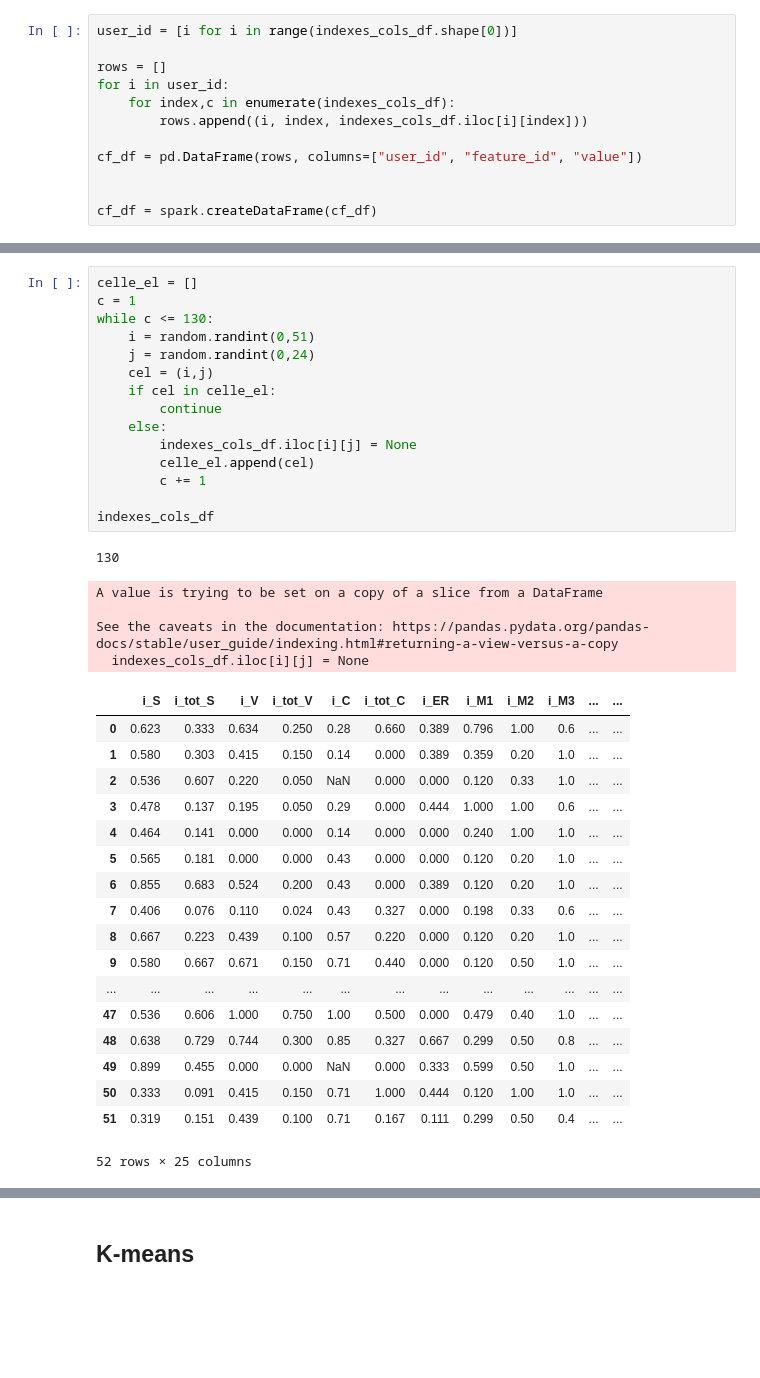
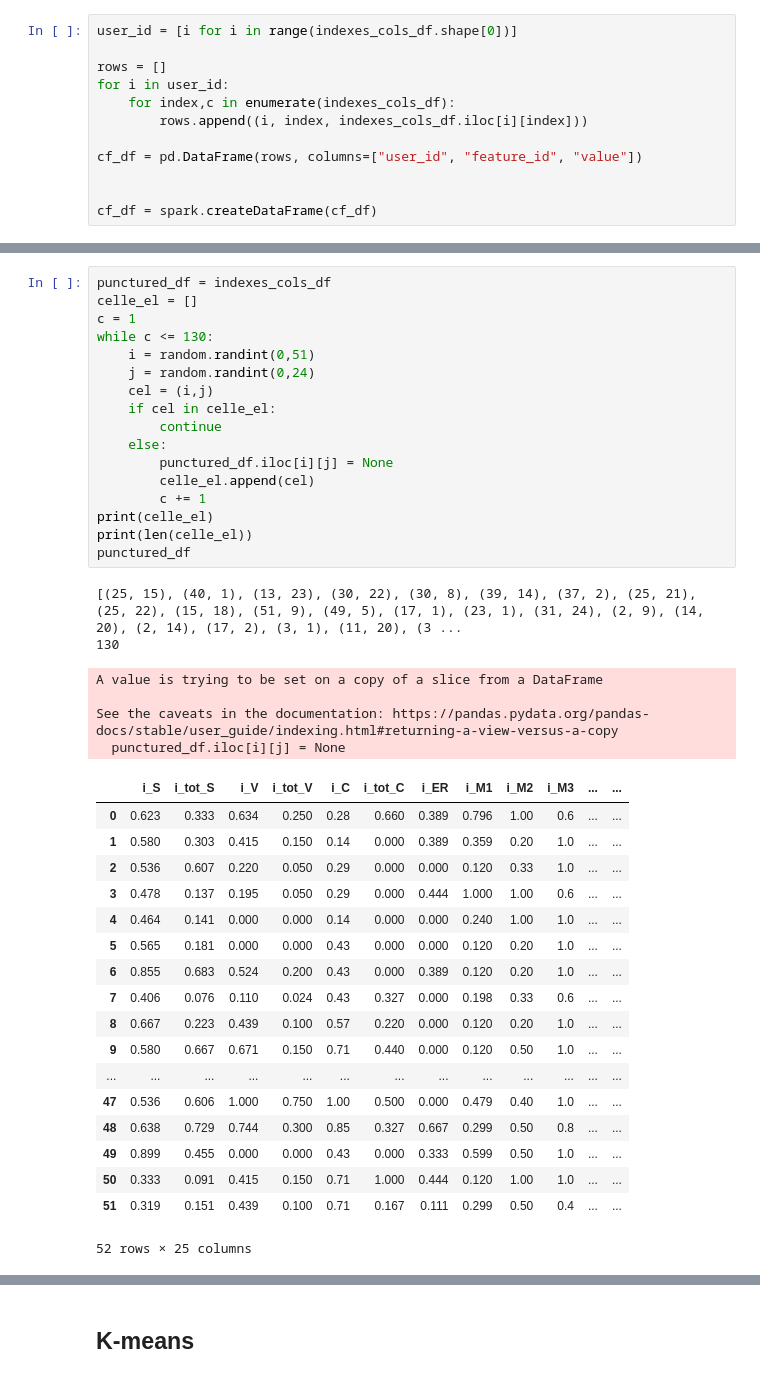
Before and after one commit to pierfrancescomartinello/BigDataProject, a Jupyter notebook: src/test.ipynb, the cells around one changed output, grey strips where cells are left out. Drawn from its saved outputs; the diff is of its cells as text; blank space fills up the shorter version.

Commit message:
Punctured df + coll. filtering in Punctured 	modified:   src/test.ipynb

```diff
--- a/src/test.ipynb
+++ b/src/test.ipynb
@@ -520,28 +520,31 @@ Root-mean-square error = 0.24361486077749278
 # %%
+punctured_df = indexes_cols_df
 celle_el = []
 c = 1
 while c <= 130:
     i = random.randint(0,51)
     j = random.randint(0,24)
     cel = (i,j)
     if cel in celle_el:
         continue
     else:
-        indexes_cols_df.iloc[i][j] = None
+        punctured_df.iloc[i][j] = None
         celle_el.append(cel)
         c += 1
-
-indexes_cols_df
+print(celle_el)
+print(len(celle_el))
+punctured_df
 # %% [output]
+[(25, 15), (40, 1), (13, 23), (30, 22), (30, 8), (39, 14), (37, 2), (25, 21), (25, 22), (15, 18), (51, 9), (49, 5), (17, 1), (23, 1), (31, 24), (2, 9), (14, 20), (2, 14), (17, 2), (3, 1), (11, 20), (3 ...
 130
 A value is trying to be set on a copy of a slice from a DataFrame
 
 See the caveats in the documentation: https://pandas.pydata.org/pandas-docs/stable/user_guide/indexing.html#returning-a-view-versus-a-copy
-  indexes_cols_df.iloc[i][j] = None
+  punctured_df.iloc[i][j] = None
 |  | i_S | i_tot_S | i_V | i_tot_V | i_C | i_tot_C | i_ER | i_M1 | i_M2 | i_M3 | ... | ... |
 | 0 | 0.623 | 0.333 | 0.634 | 0.250 | 0.28 | 0.660 | 0.389 | 0.796 | 1.00 | 0.6 | ... | ... |
 | 1 | 0.580 | 0.303 | 0.415 | 0.150 | 0.14 | 0.000 | 0.389 | 0.359 | 0.20 | 1.0 | ... | ... |
-| 2 | 0.536 | 0.607 | 0.220 | 0.050 | NaN | 0.000 | 0.000 | 0.120 | 0.33 | 1.0 | ... | ... |
+| 2 | 0.536 | 0.607 | 0.220 | 0.050 | 0.29 | 0.000 | 0.000 | 0.120 | 0.33 | 1.0 | ... | ... |
 | 3 | 0.478 | 0.137 | 0.195 | 0.050 | 0.29 | 0.000 | 0.444 | 1.000 | 1.00 | 0.6 | ... | ... |
 | 4 | 0.464 | 0.141 | 0.000 | 0.000 | 0.14 | 0.000 | 0.000 | 0.240 | 1.00 | 1.0 | ... | ... |
 | 5 | 0.565 | 0.181 | 0.000 | 0.000 | 0.43 | 0.000 | 0.000 | 0.120 | 0.20 | 1.0 | ... | ... |
@@ -552,7 +555,7 @@ See the caveats in the documentation: https://pandas.pydata.org/pandas-docs/stab
 | ... | ... | ... | ... | ... | ... | ... | ... | ... | ... | ... | ... | ... |
 | 47 | 0.536 | 0.606 | 1.000 | 0.750 | 1.00 | 0.500 | 0.000 | 0.479 | 0.40 | 1.0 | ... | ... |
 | 48 | 0.638 | 0.729 | 0.744 | 0.300 | 0.85 | 0.327 | 0.667 | 0.299 | 0.50 | 0.8 | ... | ... |
-| 49 | 0.899 | 0.455 | 0.000 | 0.000 | NaN | 0.000 | 0.333 | 0.599 | 0.50 | 1.0 | ... | ... |
+| 49 | 0.899 | 0.455 | 0.000 | 0.000 | 0.43 | 0.000 | 0.333 | 0.599 | 0.50 | 1.0 | ... | ... |
 | 50 | 0.333 | 0.091 | 0.415 | 0.150 | 0.71 | 1.000 | 0.444 | 0.120 | 1.00 | 1.0 | ... | ... |
 | 51 | 0.319 | 0.151 | 0.439 | 0.100 | 0.71 | 0.167 | 0.111 | 0.299 | 0.50 | 0.4 | ... | ... |
 52 rows × 25 columns
```
Also changed, not shown: parts of 9 cells of this notebook.
